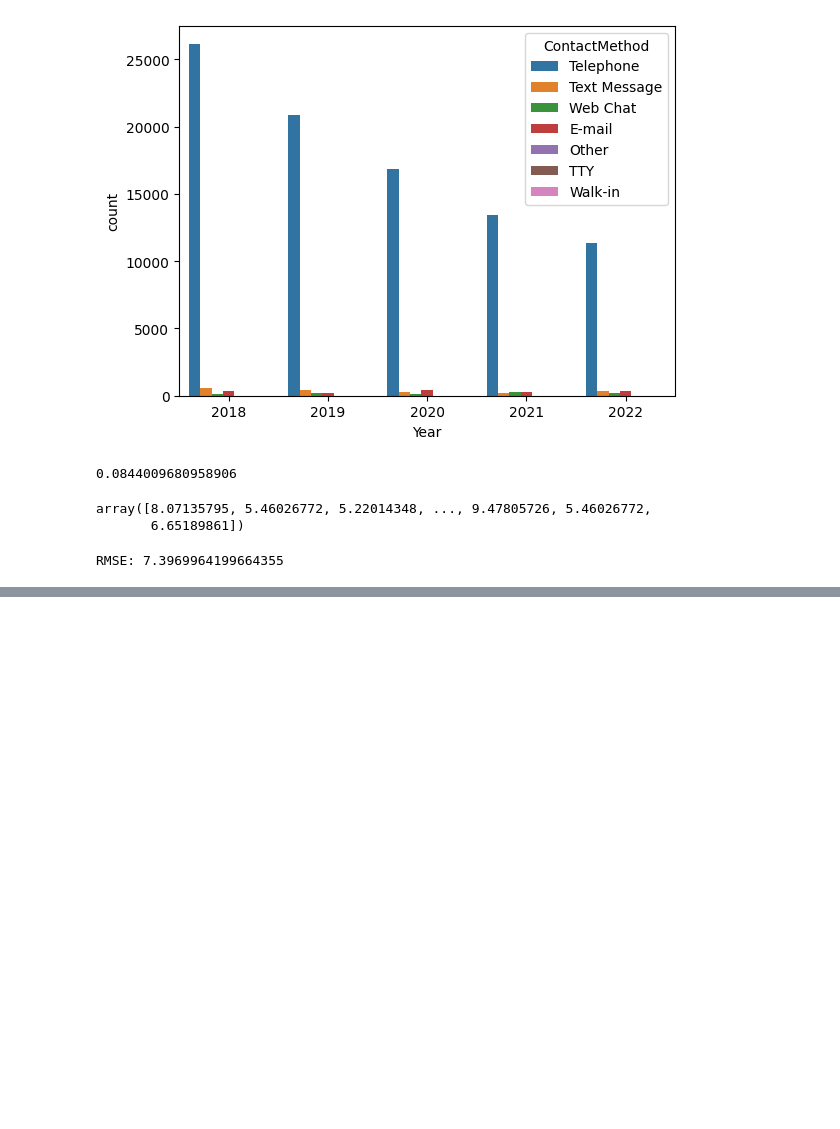
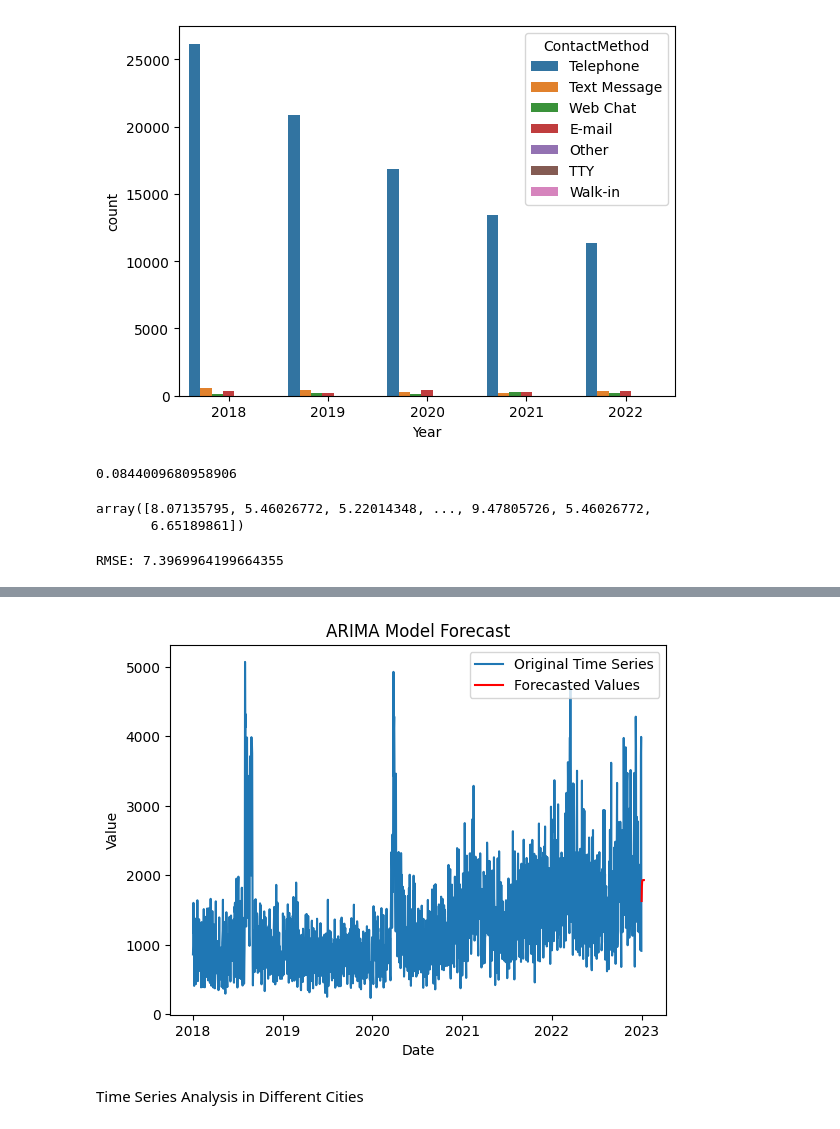
Before and after one commit to t-shah02/vanml-hacks-2023, a Jupyter notebook: notebooks/preprocessing.ipynb, the cells around one changed output, grey strips where cells are left out. Saved outputs shown, nothing was run; the diff lists cells and outputs as text; code cells hidden in the pictures; blank space fills up the shorter version.

```diff
--- a/notebooks/preprocessing.ipynb
+++ b/notebooks/preprocessing.ipynb
@@ -258,0 +365,5 @@ RMSE: 7.3969964199664355
+# %%
+# Forecast future values
+forecast_steps = 10  # Number of steps to forecast ahead
+forecast = results.get_forecast(steps=forecast_steps)
+forecast.predicted_mean
@@ -258,0 +382,12 @@ RMSE: 7.3969964199664355
+# %%
+plt.plot(ts, label='Original Time Series')
+plt.plot(forecast.predicted_mean, color='red', label='Forecasted Values')
+plt.xlabel('Date')
+plt.ylabel('Value')
+plt.title('ARIMA Model Forecast')
+plt.legend()
+plt.show()
+# %% [output]
+[figure, added]
+# %% [markdown]
+Time Series Analysis in Different Cities
```
Also changed, not shown: parts of 20 cells of this notebook.
